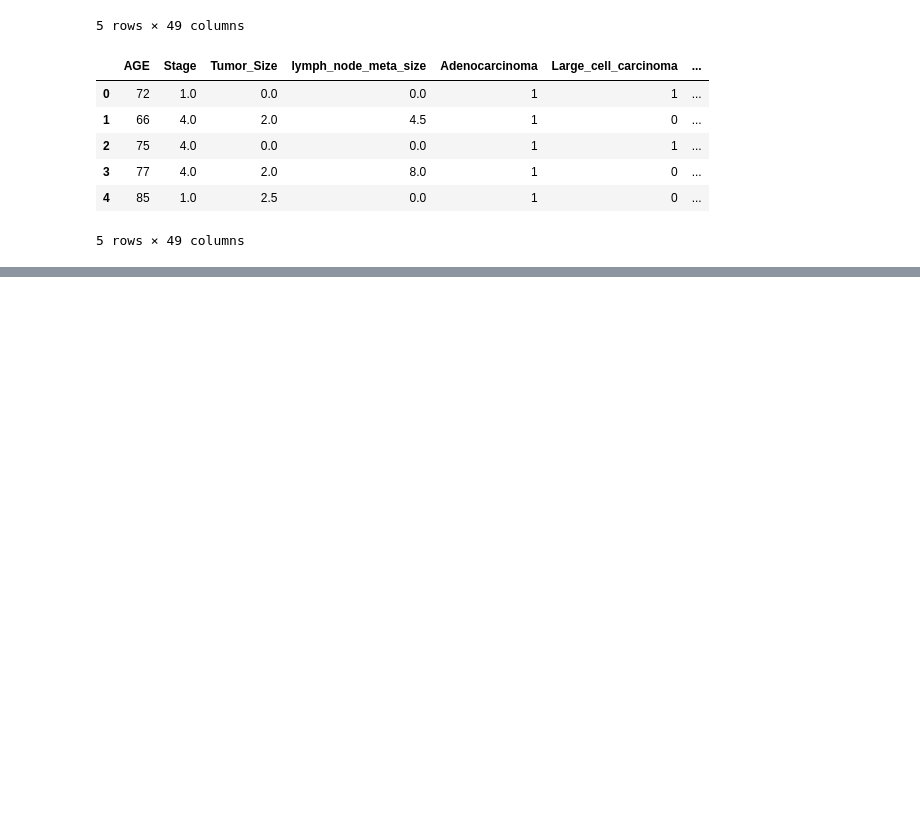
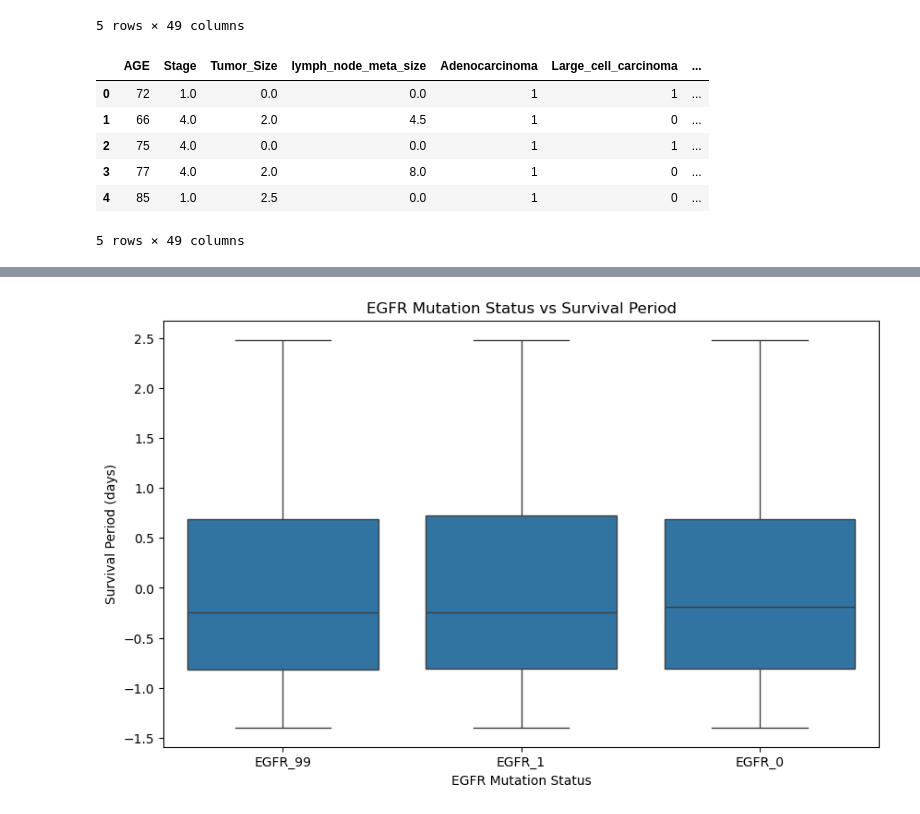
Before and after one commit to iam5027210/wassup_pj1, a Jupyter notebook: LungCancer.ipynb, the cells around one changed output, grey strips where cells are left out. Drawn from its saved outputs; the diff is of its cells as text; code cells hidden in the pictures; blank space fills up the shorter version.

```diff
--- a/LungCancer.ipynb
+++ b/LungCancer.ipynb
@@ -161,7 +161,7 @@ df.head()
 | 4 | 85 | 1.0 | 2.5 | 0.0 | 1 | 0 | ... |
 5 rows × 49 columns
 # %%
-df = pd.get_dummies(data = df, columns=['Smoke'], drop_first=True)
+# df = pd.get_dummies(data = df, columns=['Smoke'], drop_first=True)
 # %%
 from sklearn.preprocessing import StandardScaler
 
@@ -186,0 +196,25 @@ Index(['AGE', 'Stage', 'Tumor_Size', 'lymph_node_meta_size', 'Adenocarcinoma',
+# %%
+# Analyzing the relationship between EGFR mutation status and survival period
+# EGFR mutation columns: EGFR_0, EGFR_1, EGFR_99
+# Creating a new column that indicates the EGFR mutation status in a more interpretable form
+
+# Mapping EGFR mutation columns to a single column 'EGFR_status'
+def encode_egfr(row):
+    if row['EGFR_1']:
+        return 'EGFR_1'
+    elif row['EGFR_0']:
+        return 'EGFR_0'
+    else:
+        return 'EGFR_99'
+
+df['EGFR_status'] = df.apply(encode_egfr, axis=1)
+
+# Plotting EGFR mutation status against Survival Period
+plt.figure(figsize=(10, 6))
+sns.boxplot(data=df, x='EGFR_status', y='Survival_period')
+plt.title('EGFR Mutation Status vs Survival Period')
+plt.xlabel('EGFR Mutation Status')
+plt.ylabel('Survival Period (days)')
+plt.show()
+# %% [output]
+[figure, added]
```
Also changed, not shown: parts of 8 cells of this notebook.
